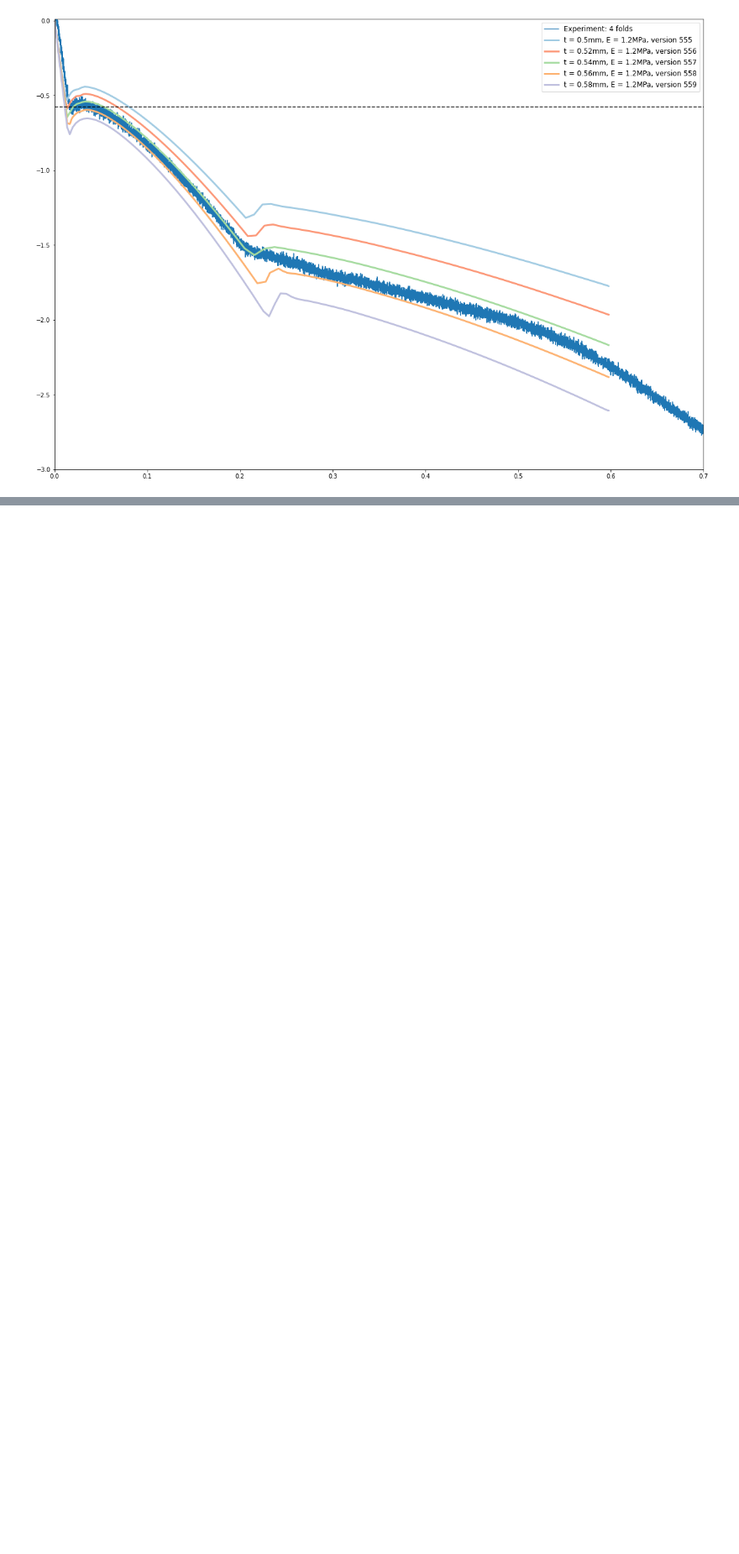
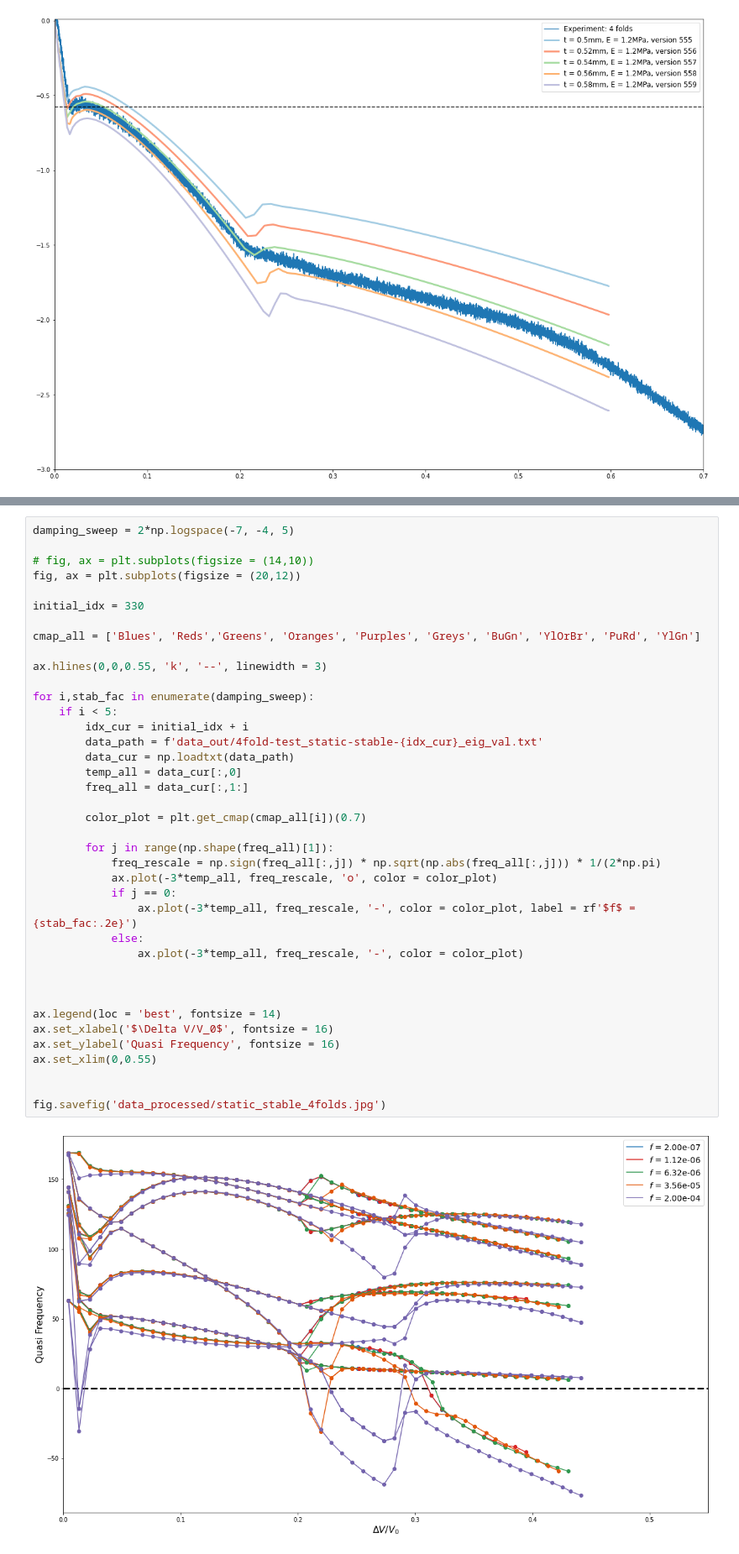
Before and after one commit to bertoldi-collab/buckling-cylinders, a Jupyter notebook: four_folds_compare.ipynb, the cells around one changed output, grey strips where cells are left out. Shown at 84% size. Drawn from its saved outputs; the diff is of its cells as text; blank space fills up the shorter version.

Commit message:
nb + data processing updates

```diff
--- a/four_folds_compare.ipynb
+++ b/four_folds_compare.ipynb
@@ -93,0 +96,41 @@ fig.savefig('data_processed/change_nu_4folds_freq.jpg')
+# %%
+damping_sweep = 2*np.logspace(-7, -4, 5)
+
+# fig, ax = plt.subplots(figsize = (14,10))
+fig, ax = plt.subplots(figsize = (20,12))
+
+initial_idx = 330
+
+cmap_all = ['Blues', 'Reds','Greens', 'Oranges', 'Purples', 'Greys', 'BuGn', 'YlOrBr', 'PuRd', 'YlGn']
+
+ax.hlines(0,0,0.55, 'k', '--', linewidth = 3)
+
+for i,stab_fac in enumerate(damping_sweep):
+    if i < 5:
+        idx_cur = initial_idx + i
+        data_path = f'data_out/4fold-test_static-stable-{idx_cur}_eig_val.txt'
+        data_cur = np.loadtxt(data_path)
+        temp_all = data_cur[:,0]
+        freq_all = data_cur[:,1:]
+
+        color_plot = plt.get_cmap(cmap_all[i])(0.7)
+
+        for j in range(np.shape(freq_all)[1]):
+            freq_rescale = np.sign(freq_all[:,j]) * np.sqrt(np.abs(freq_all[:,j])) * 1/(2*np.pi)
+            ax.plot(-3*temp_all, freq_rescale, 'o', color = color_plot)
+            if j == 0:
+                ax.plot(-3*temp_all, freq_rescale, '-', color = color_plot, label = rf'$f$ = {stab_fac:.2e}')
+            else:
+                ax.plot(-3*temp_all, freq_rescale, '-', color = color_plot)
+
+
+
+ax.legend(loc = 'best', fontsize = 14)
+ax.set_xlabel('$\Delta V/V_0$', fontsize = 16)
+ax.set_ylabel('Quasi Frequency', fontsize = 16)
+ax.set_xlim(0,0.55)
+
+
+fig.savefig('data_processed/static_stable_4folds.jpg')
+# %% [output]
+[figure, added]
```
Also changed, not shown: parts of 6 cells of this notebook, 11 other files.
